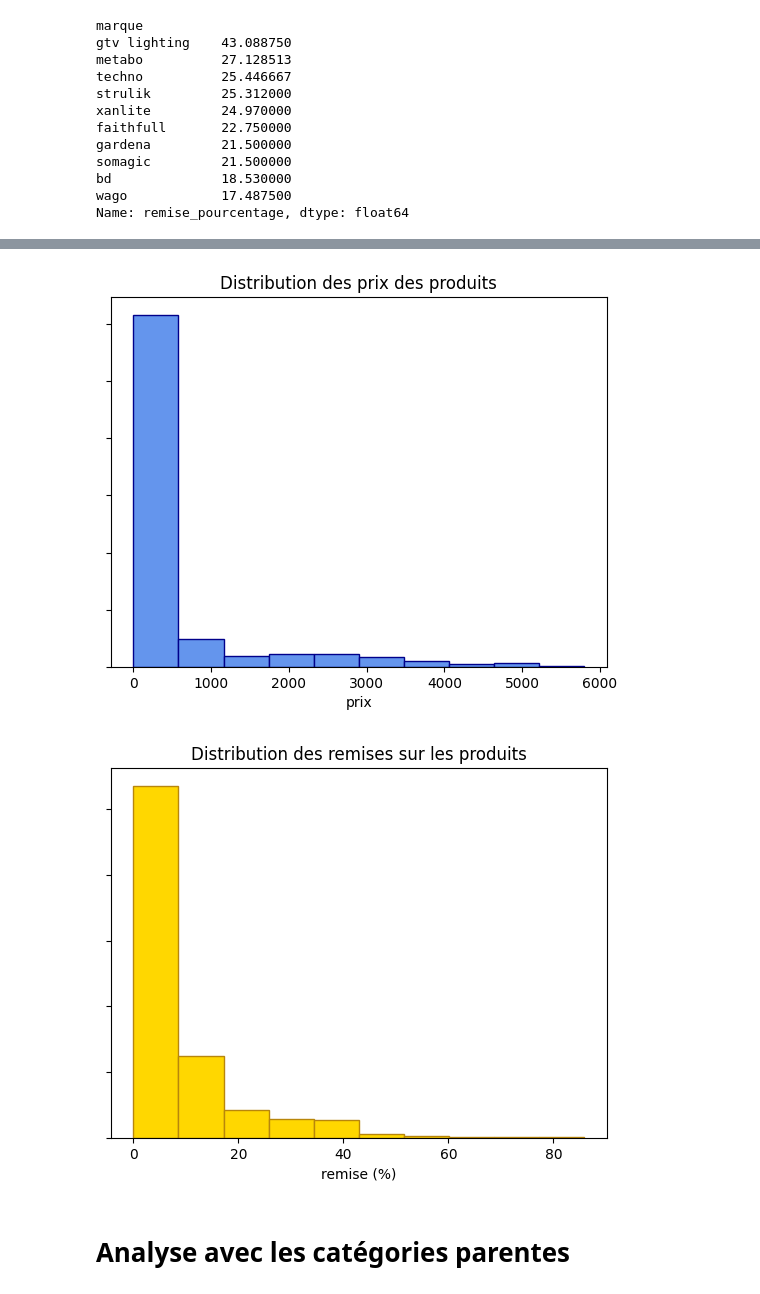
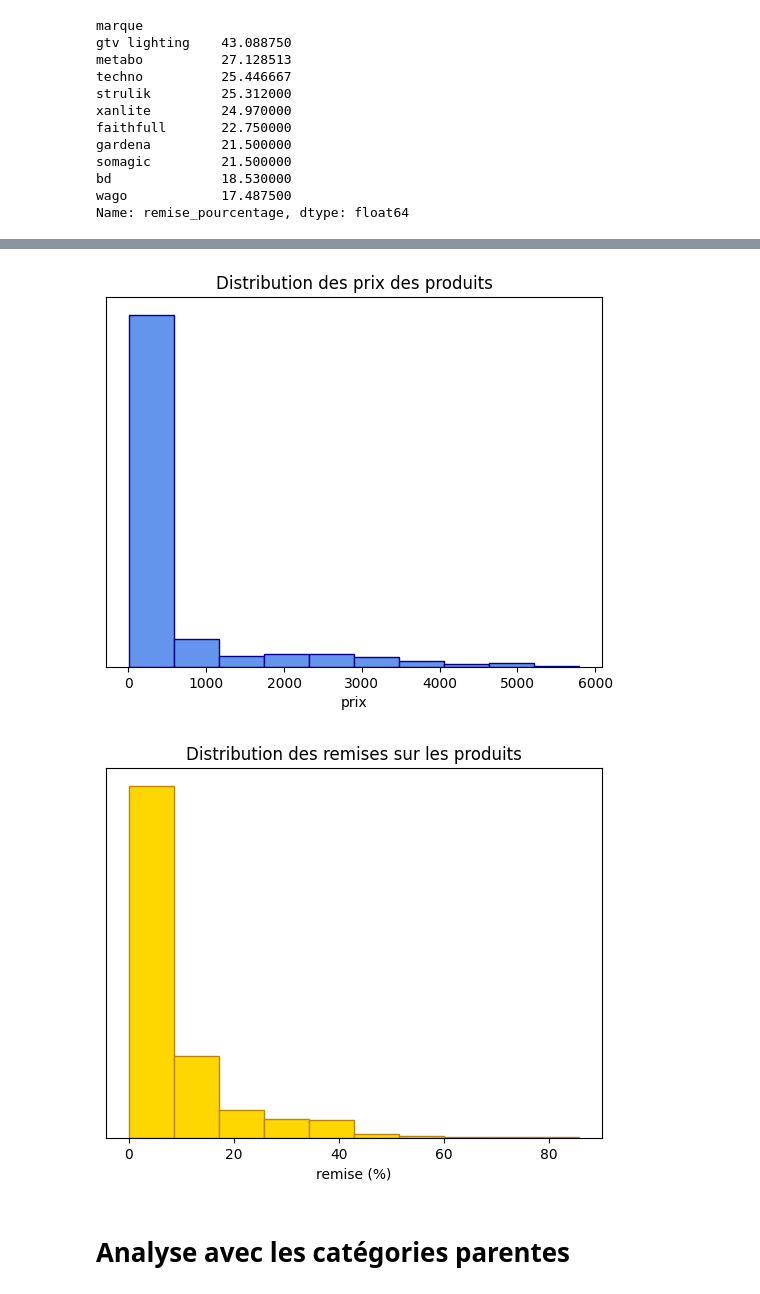
Before and after one commit to ludivineRB/bricosimplon_analysis, a Jupyter notebook: analysis.ipynb, the cells around one changed output, grey strips where cells are left out. Saved outputs shown, nothing was run; the diff lists cells and outputs as text; code cells hidden in the pictures.

```diff
--- a/analysis.ipynb
+++ b/analysis.ipynb
@@ -849,21 +893,23 @@ ax = fig.add_subplot(111)
 plt.hist(distribution_prix, color='cornflowerblue', edgecolor = 'darkblue')
 plt.xlabel('prix')
 ax.set_yticklabels([])
+plt.yticks([])
 plt.title('Distribution des prix des produits')
 plt.show()
 # %% [output]
-[figure, old version]
+[figure, new version]
 # %%
 distribution_remise= df_product_centrale['remise_pourcentage']
 
 fig=plt.figure()
 ax = fig.add_subplot(111)
 plt.hist(distribution_remise, color='gold', edgecolor = 'darkgoldenrod')
 plt.xlabel('remise (%)')
 ax.set_yticklabels([])
+plt.yticks([])
 plt.title('Distribution des remises sur les produits')
 plt.show()
 # %% [output]
-[figure, old version]
+[figure, new version]
 # %% [markdown]
 # Analyse avec les catégories parentes
```
Also changed, not shown: parts of 10 cells of this notebook.
